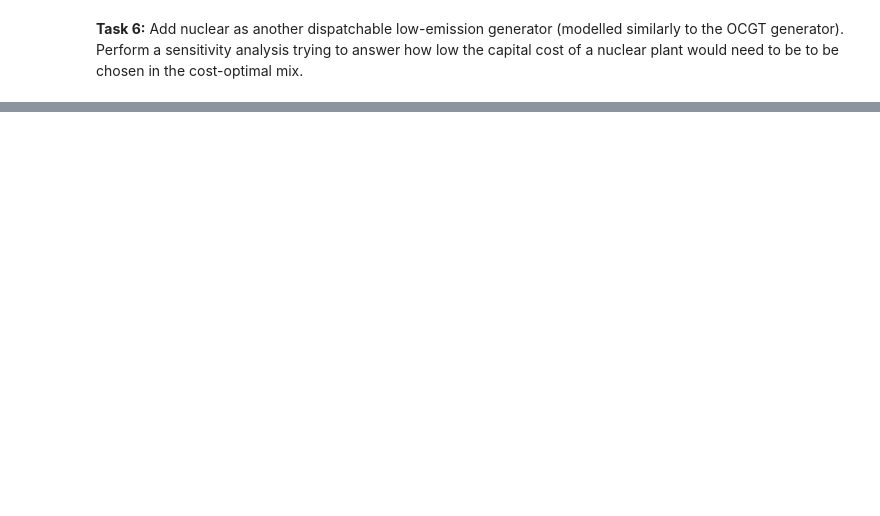
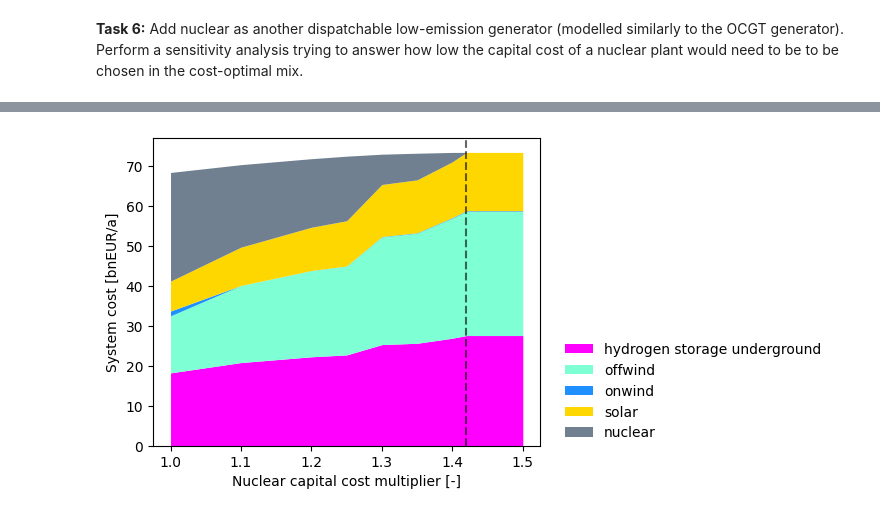
Before and after one commit to FCornielle/data-science-for-esm, a Jupyter notebook: data-science-for-esm/10-workshop-pypsa-cem.ipynb, the cells around one changed output, grey strips where cells are left out. Drawn from its saved outputs; the diff is of its cells as text; code cells hidden in the pictures; blank space fills up the shorter version.

```diff
--- a/data-science-for-esm/10-workshop-pypsa-cem.ipynb
+++ b/data-science-for-esm/10-workshop-pypsa-cem.ipynb
@@ -1198,0 +1507,18 @@ INFO:pypsa.optimization.optimize:The shadow-prices of the constraints Generator-
+# %%
+multipliers = [1.26, 1.28, 1.30, 1.32, 1.34, 1.36, 1.38, 1.40, 1.42]
+rows = []
+
+for m in multipliers:
+    cc = costs1.at["nuclear", "capital_cost"] * m
+    test = solve_with_nuclear(cc)
+
+    rows.append(
+        {
+            "multiplier": m,
+            "nuclear_capital_cost": cc,
+            "nuclear_GW": test.generators.at["nuclear", "p_nom_opt"] / 1e3,
+            "objective_bn_eur_a": test.objective / 1e9,
+        }
+    )
+
+pd.DataFrame(rows).round(3)
@@ -1198,0 +1602,29 @@ INFO:pypsa.optimization.optimize:The shadow-prices of the constraints Generator-
+# %%
+df = pd.DataFrame(sensitivity).T.fillna(0)
+
+order = [
+    "OCGT",
+    "battery storage",
+    "hydrogen storage underground",
+    "offwind",
+    "onwind",
+    "solar",
+    "nuclear",
+]
+df = df[[c for c in order if c in df.columns]]
+
+df.plot.area(
+    stacked=True,
+    linewidth=0,
+    color=df.columns.map(carrier_colors),
+    figsize=(5, 4),
+    xlabel="Nuclear capital cost multiplier [-]",
+    ylabel="System cost [bnEUR/a]",
+    backend="matplotlib",
+)
+
+plt.axvline(1.42, color="black", linestyle="--", alpha=0.6)
+plt.legend(frameon=False, loc=(1.05, 0))
+plt.show()
+# %% [output]
+[figure, added]
```
Also changed, not shown: parts of 29 cells of this notebook, 2 other files.
